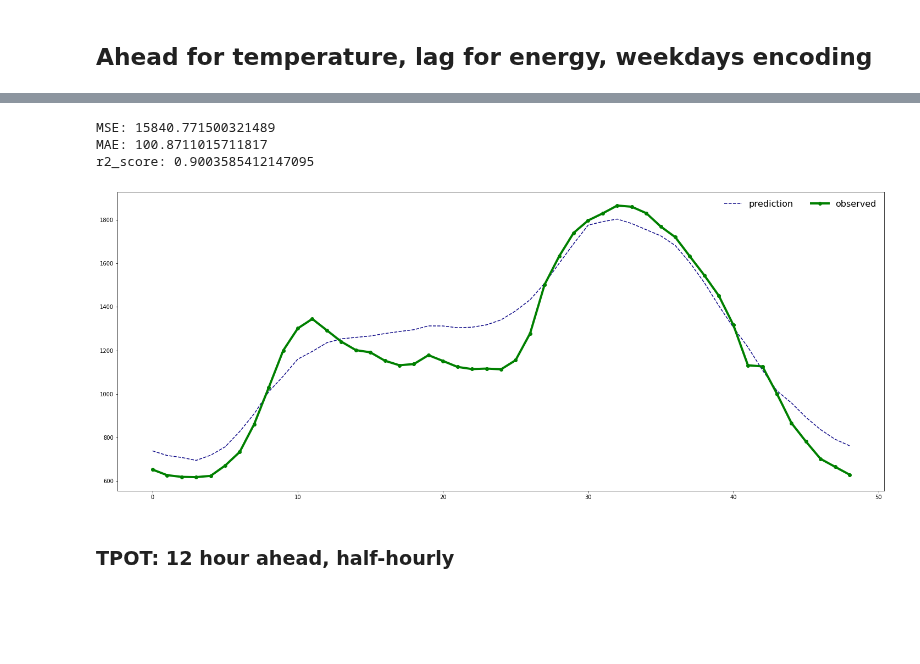
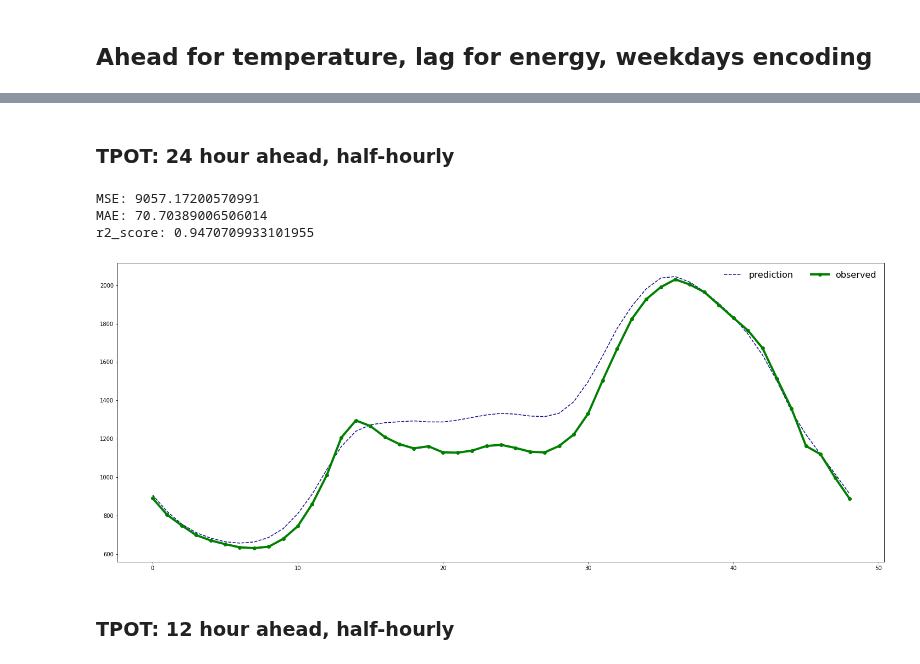
Before and after one commit to charlesfu4/MT, a Jupyter notebook: TPOT/hourly_forecastTPOT_hh.ipynb, the cells around one changed output, grey strips where cells are left out. Cells and saved outputs as stored; diff of their text form; code cells hidden in the pictures; blank space fills up the shorter version.

```diff
--- a/TPOT/hourly_forecastTPOT_hh.ipynb
+++ b/TPOT/hourly_forecastTPOT_hh.ipynb
@@ -102,9 +102,3 @@ def feature_target_construct(df, load_lag, target_ahead, temp_ahead, wd_on = Fal
 # %%
 train = pd.read_csv("../data/train_nocat_hh.csv", index_col= 'tstp')
 test = pd.read_csv("../data/test_nocat_hh.csv", index_col= 'tstp')
-# %%
-import matplotlib as mpl
-with mpl.rc_context():
-    mpl.rc("figure", figsize=(17,7))
-    plot_pacf(train['energy'],lags = 100)
-    plt.show()
@@ -113,8 +105,8 @@ with mpl.rc_context():
 # %% [markdown]
 ## Ahead for temperature, lag for energy, weekdays encoding
 # %%
-ftrain, ttrain = feature_target_construct(train, 50, 49, 10, wd_on = True)
-ftest, ttest = feature_target_construct(test, 50, 49, 10, wd_on = True)
+ftrain, ttrain = feature_target_construct(train, 49, 49, 10, wd_on = True)
+ftest, ttest = feature_target_construct(test, 49, 49, 10, wd_on = True)
 # %%
 from tpot import TPOTRegressor
 from tpot_mulr import mul_reg_config_dict
@@ -132,7 +124,7 @@ tpot_reg = TPOTRegressor(generations=10, population_size=50,
                          random_state=1,
                          config_dict=mul_reg_config_dict,
                          template=None,
-                         warm_start=False,
+                         warm_start=True,
                          memory=None,
                          use_dask=False,
                          periodic_checkpoint_folder=None,
@@ -143,30 +142,32 @@ tpot_reg.fit(ftrain, ttrain)
+# %% [markdown]
+### TPOT: 24 hour ahead, half-hourly
 # %%
 #val_X, val_y = train.iloc[500:600,:8], ahead_e.iloc[500:600,:]
 yhat = tpot_reg.predict(ftest)
-# %%
-get_eval(ttest, yhat)
-# %% [output]
-MSE: 15840.771500321489
-MAE: 100.8711015711817
-r2_score: 0.9003585412147095
+# %%
+get_eval(ttest.iloc[:1,:49].to_numpy().reshape(-1,1), yhat[:1,:49].reshape(-1,1))
+# %% [output]
+MSE: 9057.17200570991
+MAE: 70.70389006506014
+r2_score: 0.9470709933101955
 # %%
 ## assignment
 real = ttest.to_numpy()
 guess = yhat
-real = real[100:101,:49]
-guess = guess[100:101,:49]
+real = real[0:1,:49]
+guess = guess[0:1,:49]
 rpdf = plot_df(real, "observed")
 gpdf = plot_df(guess, "prediction")
 
 #plot
 ax = plt.gca()
 gpdf.plot(figsize=(25,10), colormap = 'plasma',style='--',legend = True, ax = ax)
 rpdf.plot(figsize=(25,10), color = 'g',style ='-o',legend = True, ax = ax, lw = 4)
 ax.legend(frameon=False, loc='upper right', ncol=6, prop={'size': 16})
 
 plt.show()
 # %% [output]
-[figure, old version]
+[figure, new version]
 # %% [markdown]
 ### TPOT: 12 hour ahead, half-hourly
 # %%
```
Also changed, not shown: parts of 2 cells of this notebook, 2 other files.
